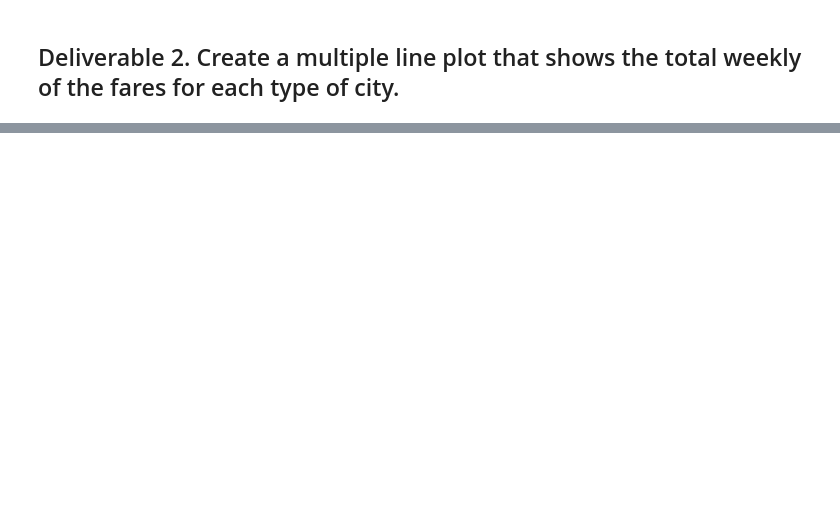
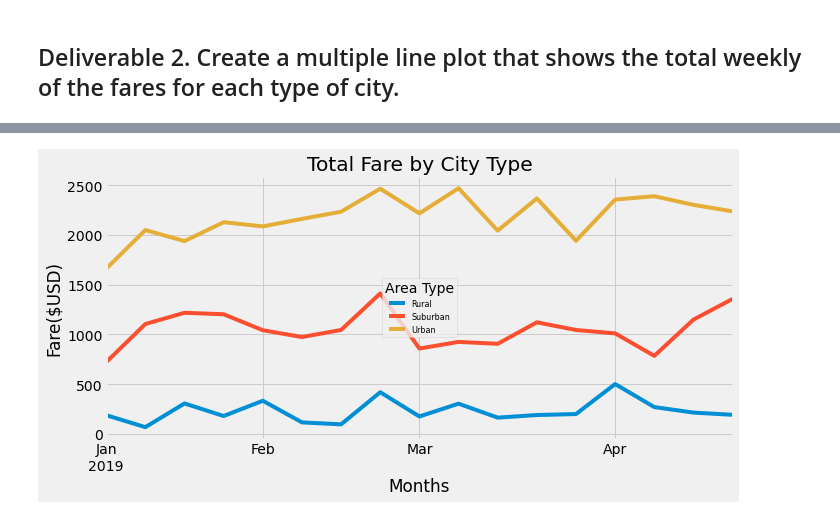
Before and after one commit to AraKippa/PyBer_Analysis, a Jupyter notebook: PyBer_Challenge.ipynb, the cells around one changed output, grey strips where cells are left out. Drawn from its saved outputs; the diff is of its cells as text; code cells hidden in the pictures; blank space fills up the shorter version.

```diff
--- a/PyBer_Challenge.ipynb
+++ b/PyBer_Challenge.ipynb
@@ -63,3 +170,5 @@ pyber_summary_df.index.name = None
 # %%
 # 4. Create a pivot table with the 'date' as the index, the columns ='type', and values='fare'
 # to get the total fares for each type of city by the date.
+date_pivot = date.pivot(index="date", columns="type")["fare"]
+date_pivot.head(10)
@@ -66,2 +188,4 @@ pyber_summary_df.index.name = None
 # %%
 # 5. Create a new DataFrame from the pivot table DataFrame using loc on the given dates, '2019-01-01':'2019-04-29'.
+q1 = date_pivot.loc['2019-01-01':'2019-04-29']
+q1
@@ -68,5 +207,5 @@ pyber_summary_df.index.name = None
 # %%
 # 6. Set the "date" index to datetime datatype. This is necessary to use the resample() method in Step 8.
-# df.index = pd.to_datetime(df.index)
+q1.index = pd.to_datetime(q1.index)
 # %%
 # 7. Check that the datatype for the index is datetime using df.info()
@@ -73,2 +224,4 @@ pyber_summary_df.index.name = None
 # %%
 # 8. Create a new DataFrame using the "resample()" function by week 'W' and get the sum of the fares for each week.
+week = q1.resample('W').sum()
+week
@@ -75,7 +248,21 @@ pyber_summary_df.index.name = None
 # %%
 # 8. Using the object-oriented interface method, plot the resample DataFrame using the df.plot() function.
 
 # Import the style from Matplotlib.
 from matplotlib import style
 # Use the graph style fivethirtyeight.
 style.use('fivethirtyeight')
+week.plot(figsize=(10, 5))
+plt.gcf().subplots_adjust(bottom=0.15)
+
+#labels
+plt.title("Total Fare by City Type")
+plt.xlabel('Months')
+plt.ylabel('Fare($USD)')
+
+#Legend
+plt.legend(fontsize="8", loc="best", title="Area Type")
+
+plt.show()
+# %% [output]
+[figure, added]
```
Also changed, not shown: parts of 20 cells of this notebook.
